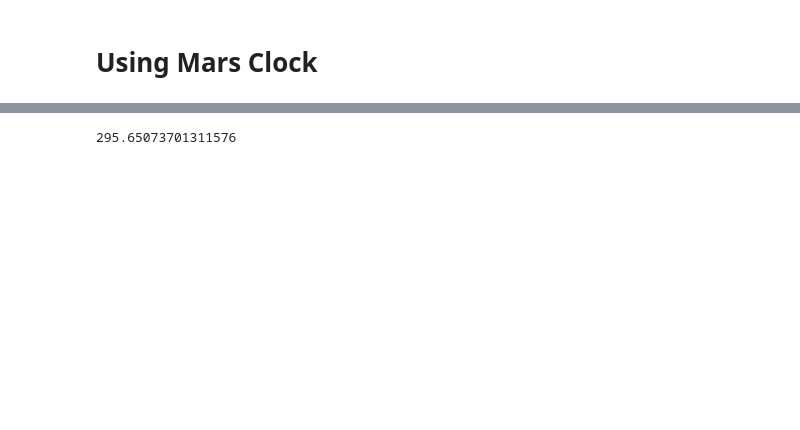
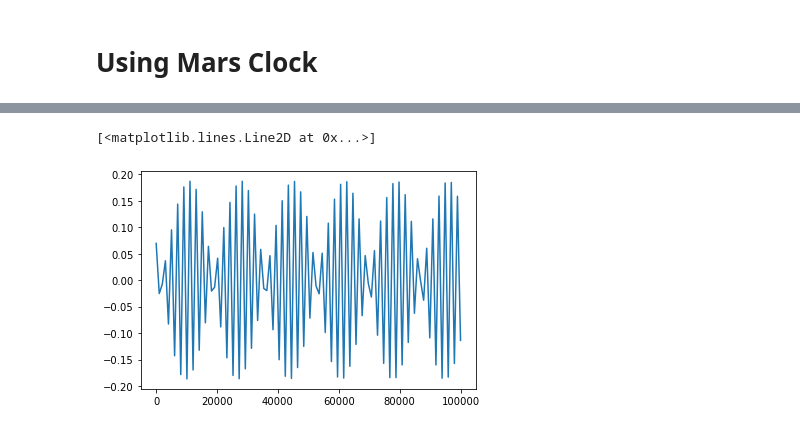
Before and after one commit to BoiseStatePlanetary/mars_clock, a Jupyter notebook: docs/examples/Using_Mars_Clock.ipynb, the cells around one changed output, grey strips where cells are left out. Drawn from its saved outputs; the diff is of its cells as text; code cells hidden in the pictures; blank space fills up the shorter version.

```diff
--- a/docs/examples/Using_Mars_Clock.ipynb
+++ b/docs/examples/Using_Mars_Clock.ipynb
@@ -205,7 +234,7 @@ print(calc_Ls(-15649.090))
 # %%
-InSight_first_sol = Time("2018-11-26 19:44:52", scale='utc')
-InSight_first_sol_delta_JD = InSight_first_sol.jd - float_J2000
-print(calc_Ls(InSight_first_sol_delta_JD))
+times = np.linspace(0., 100000, 100)
+plt.plot(times, calc_equation_of_center(times))
 # %% [output]
-295.65073701311576
+[<matplotlib.lines.Line2D at 0x...>]
+[figure, added]
 # %%
```
Also changed, not shown: parts of 8 cells of this notebook, 1 other file.
